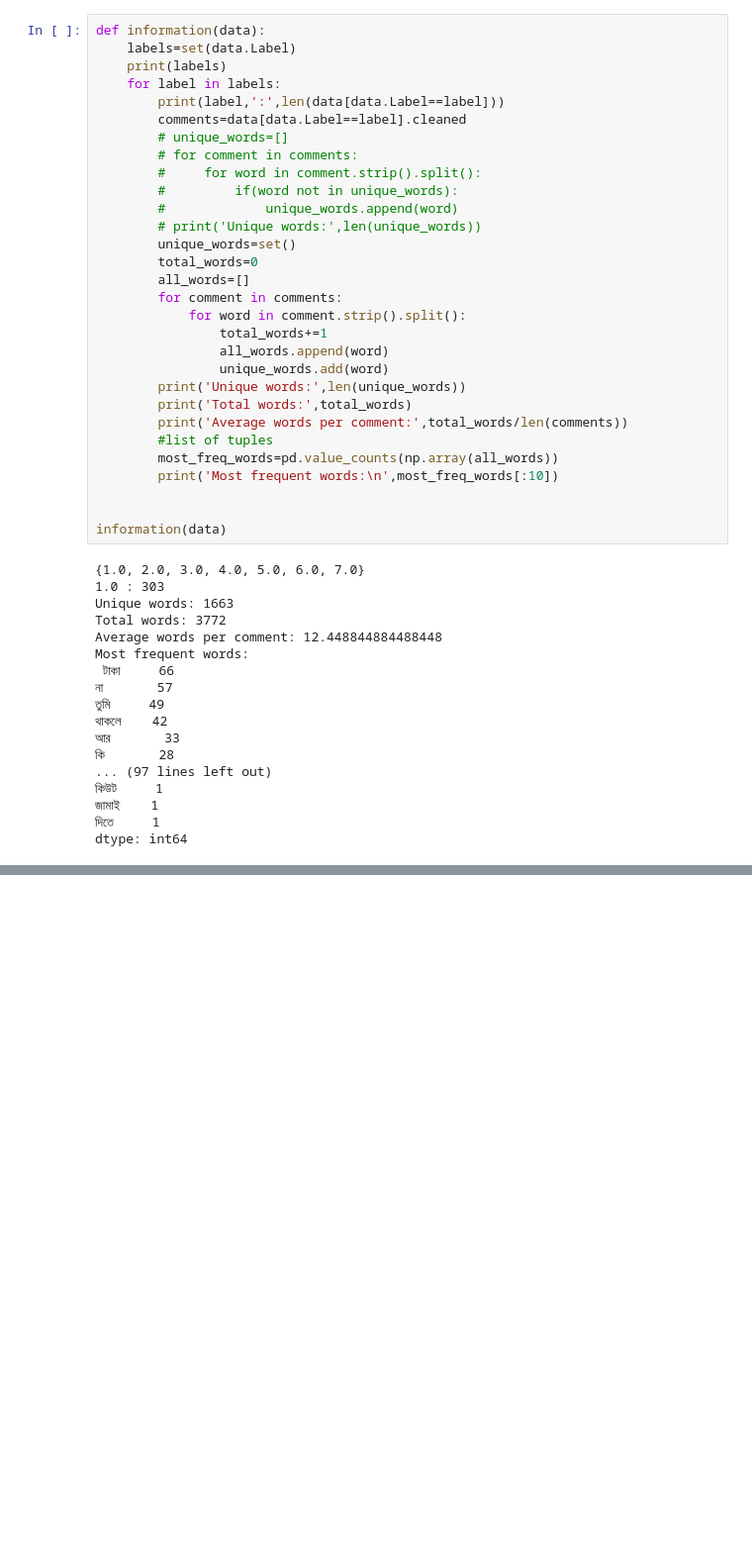
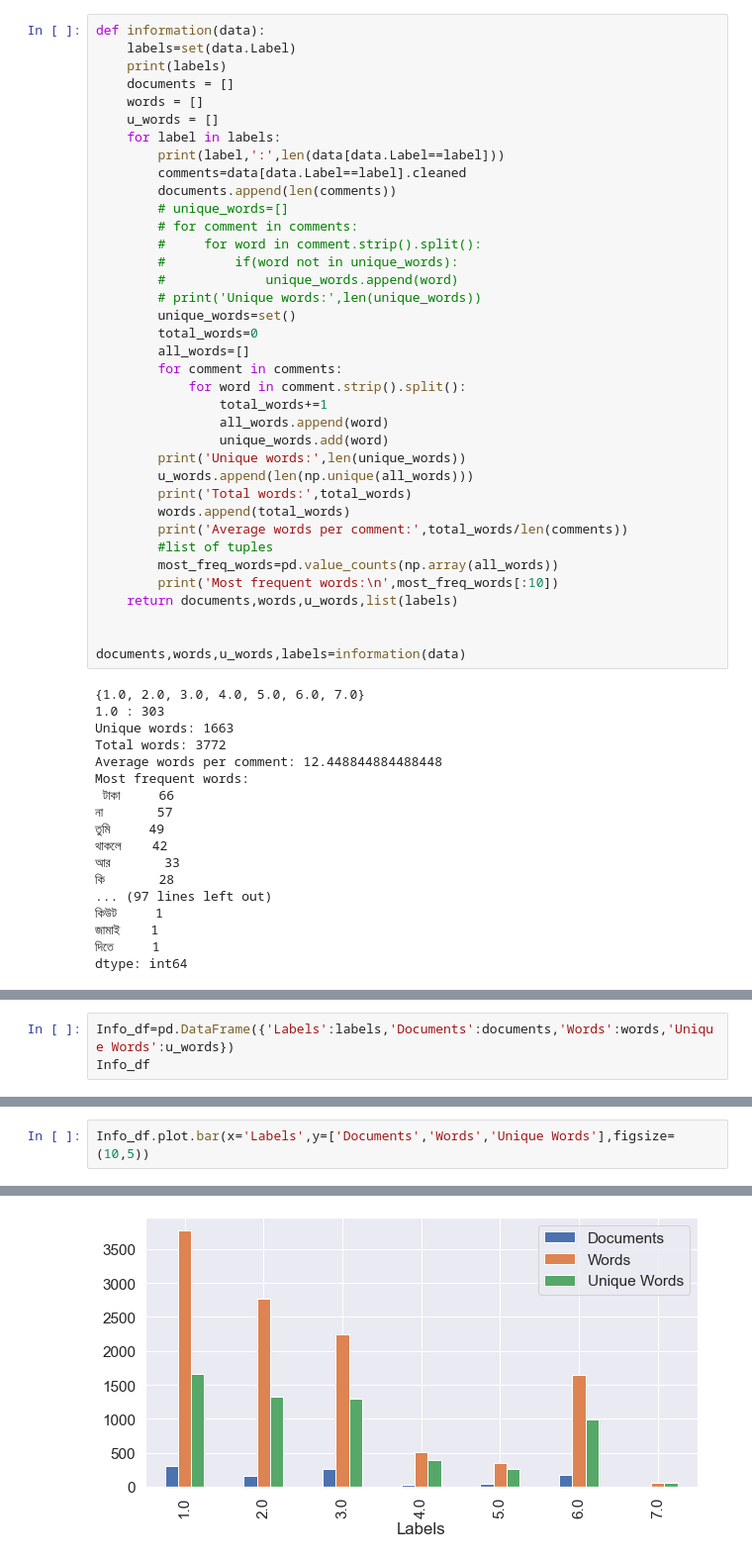
Before and after one commit to anikislam104/Sentiment_analysis_learning, a Jupyter notebook: merging_excels.ipynb, the cells around one changed output, grey strips where cells are left out. Shown at 99% size. Drawn from its saved outputs; the diff is of its cells as text; blank space fills up the shorter version.

```diff
--- a/merging_excels.ipynb
+++ b/merging_excels.ipynb
@@ -291,9 +291,13 @@ Total Number of Unique Words:3958
 def information(data):
     labels=set(data.Label)
     print(labels)
+    documents = []
+    words = []
+    u_words = []
     for label in labels:
         print(label,':',len(data[data.Label==label]))
         comments=data[data.Label==label].cleaned
+        documents.append(len(comments))
         # unique_words=[]
         # for comment in comments:
         #     for word in comment.strip().split():
@@ -309,14 +313,17 @@ def information(data):
                 all_words.append(word)
                 unique_words.add(word)
         print('Unique words:',len(unique_words))
+        u_words.append(len(np.unique(all_words)))
         print('Total words:',total_words)
+        words.append(total_words)
         print('Average words per comment:',total_words/len(comments))
         #list of tuples
         most_freq_words=pd.value_counts(np.array(all_words))
         print('Most frequent words:\n',most_freq_words[:10])
+    return documents,words,u_words,list(labels)
 
 
-information(data)
+documents,words,u_words,labels=information(data)
 # %% [output]
 {1.0, 2.0, 3.0, 4.0, 5.0, 6.0, 7.0}
 1.0 : 303
@@ -337,0 +361,3 @@ dtype: int64
+# %%
+Info_df=pd.DataFrame({'Labels':labels,'Documents':documents,'Words':words,'Unique Words':u_words})
+Info_df
@@ -337,0 +373,3 @@ dtype: int64
+# %%
+Info_df.plot.bar(x='Labels',y=['Documents','Words','Unique Words'],figsize=(10,5))
+# %% [output]
@@ -337,0 +377 @@ dtype: int64
+[figure, added]
```
Also changed, not shown: parts of 26 cells of this notebook, 4 other files.
